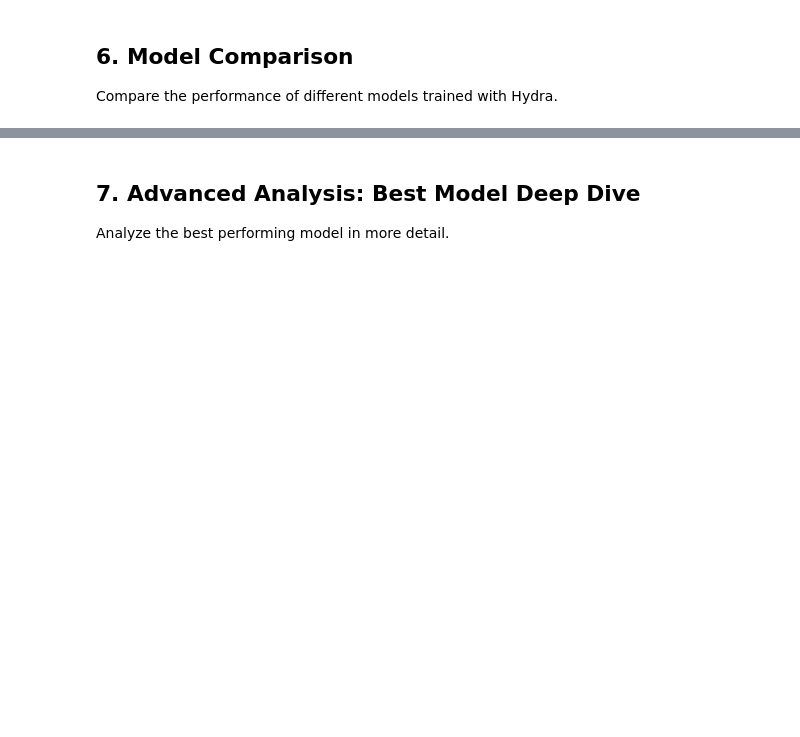
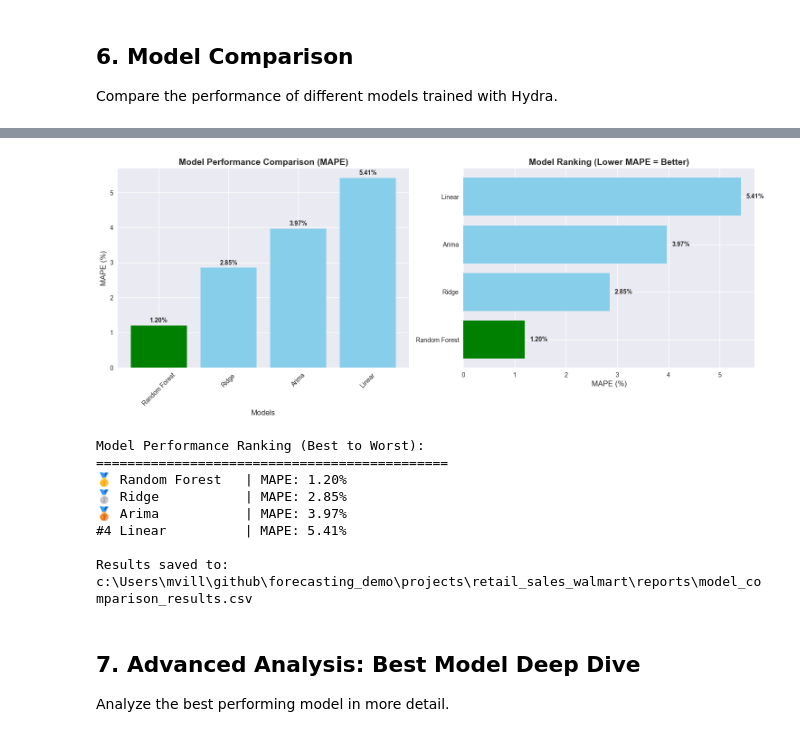
Before and after one commit to MrEleden/forecasting_demo, a Jupyter notebook: projects/retail_sales_walmart/notebooks/walmart_data_exploration_training.ipynb, the cells around one changed output, grey strips where cells are left out. Saved outputs shown, nothing was run; the diff lists cells and outputs as text; code cells hidden in the pictures; blank space fills up the shorter version.

```diff
--- a/projects/retail_sales_walmart/notebooks/walmart_data_exploration_training.ipynb
+++ b/projects/retail_sales_walmart/notebooks/walmart_data_exploration_training.ipynb
@@ -767,34 +853,62 @@ if model_metrics:
     ax1.set_title('Model Performance Comparison (MAPE)', fontsize=14, fontweight='bold')
     ax1.set_ylabel('MAPE (%)', fontsize=12)
     ax1.set_xlabel('Models', fontsize=12)
     ax1.tick_params(axis='x', rotation=45)
 
     # Add value labels on bars
     for bar, value in zip(bars, mape_values):
         ax1.text(bar.get_x() + bar.get_width()/2, bar.get_height() + 0.05,
                 f'{value:.2f}%', ha='center', va='bottom', fontweight='bold')
 
     # Horizontal bar chart (alternative view)
     ax2.barh(model_names, mape_values, color=colors)
     ax2.set_title('Model Ranking (Lower MAPE = Better)', fontsize=14, fontweight='bold')
     ax2.set_xlabel('MAPE (%)', fontsize=12)
 
     # Add value labels
     for i, value in enumerate(mape_values):
         ax2.text(value + 0.1, i, f'{value:.2f}%', va='center', fontweight='bold')
 
     plt.tight_layout()
     plt.show()
 
     # Print ranking
     print("\nModel Performance Ranking (Best to Worst):")
     print("=" * 45)
     for i, (model, mape) in enumerate(sorted_models, 1):
         medal = "🥇" if i == 1 else "🥈" if i == 2 else "🥉" if i == 3 else f"#{i}"
         print(f"{medal} {model.replace('_', ' ').title():15} | MAPE: {mape:.2f}%")
 
+    # Save results summary
+    results_path = project_root / "reports" / "model_comparison_results.csv"
+    results_path.parent.mkdir(exist_ok=True)
+    summary_df.to_csv(results_path, index=False)
+    print(f"\nResults saved to: {results_path}")
+
 else:
-    print("No successful model results to compare.")
+    print("No valid model metrics available for visualization.")
+    print("Check that models trained successfully and produced MAPE scores.")
+
+    # Show error summary
+    error_summary = {}
+    for model, result in results.items():
+        if result['status'] != 'success':
+            error_summary[model] = result.get('error', result.get('stderr', 'Unknown error'))
+
+    if error_summary:
+        print("\nError Summary:")
+        for model, error in error_summary.items():
+            print(f"  {model}: {str(error)[:100]}...")
+# %% [output]
+[figure, added]
+Model Performance Ranking (Best to Worst):
+=============================================
+🥇 Random Forest   | MAPE: 1.20%
+🥈 Ridge           | MAPE: 2.85%
+🥉 Arima           | MAPE: 3.97%
+#4 Linear          | MAPE: 5.41%
+
+Results saved to: c:\Users\mvill\github\forecasting_demo\projects\retail_sales_walmart\reports\model_comparison_results.csv
 # %% [markdown]
 ## 7. Advanced Analysis: Best Model Deep Dive
 
```
Also changed, not shown: parts of 11 cells of this notebook, 25 other files.
